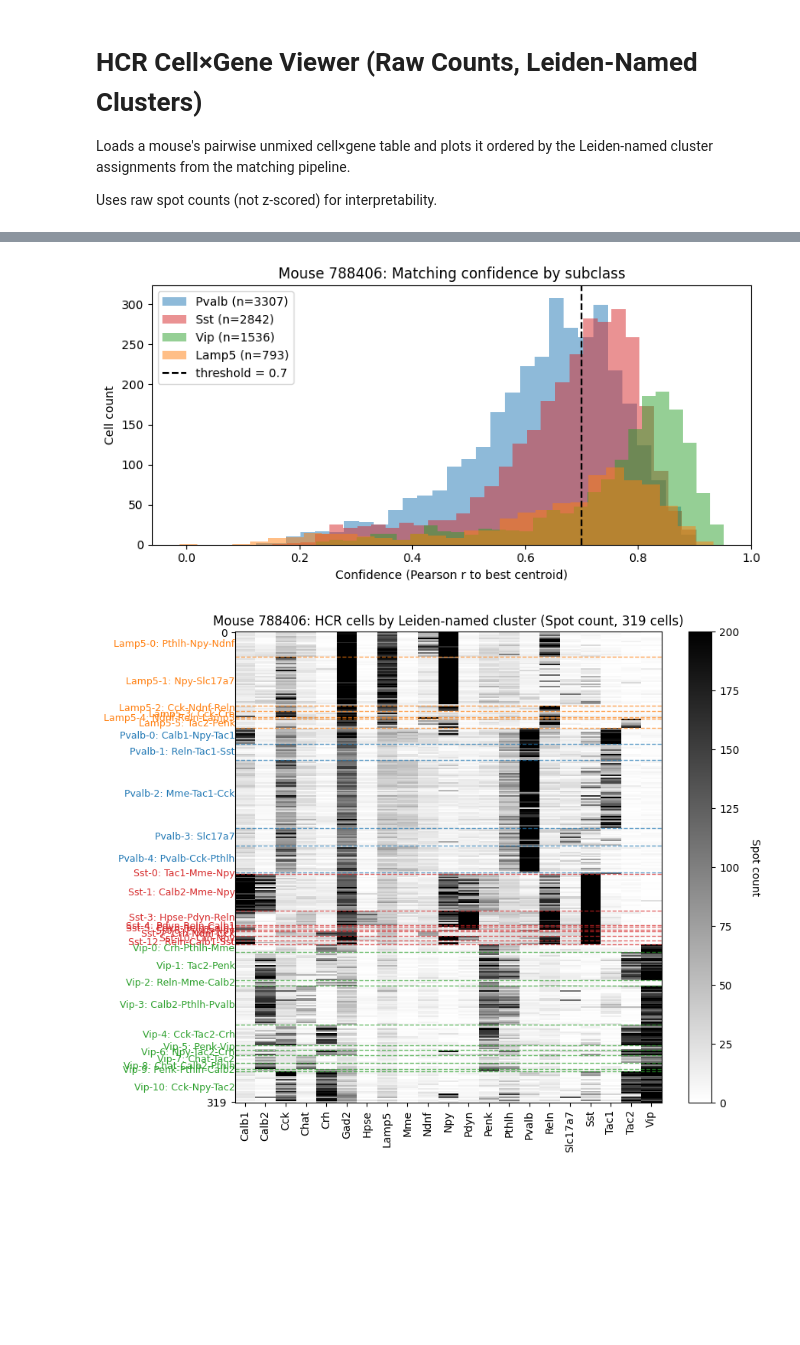
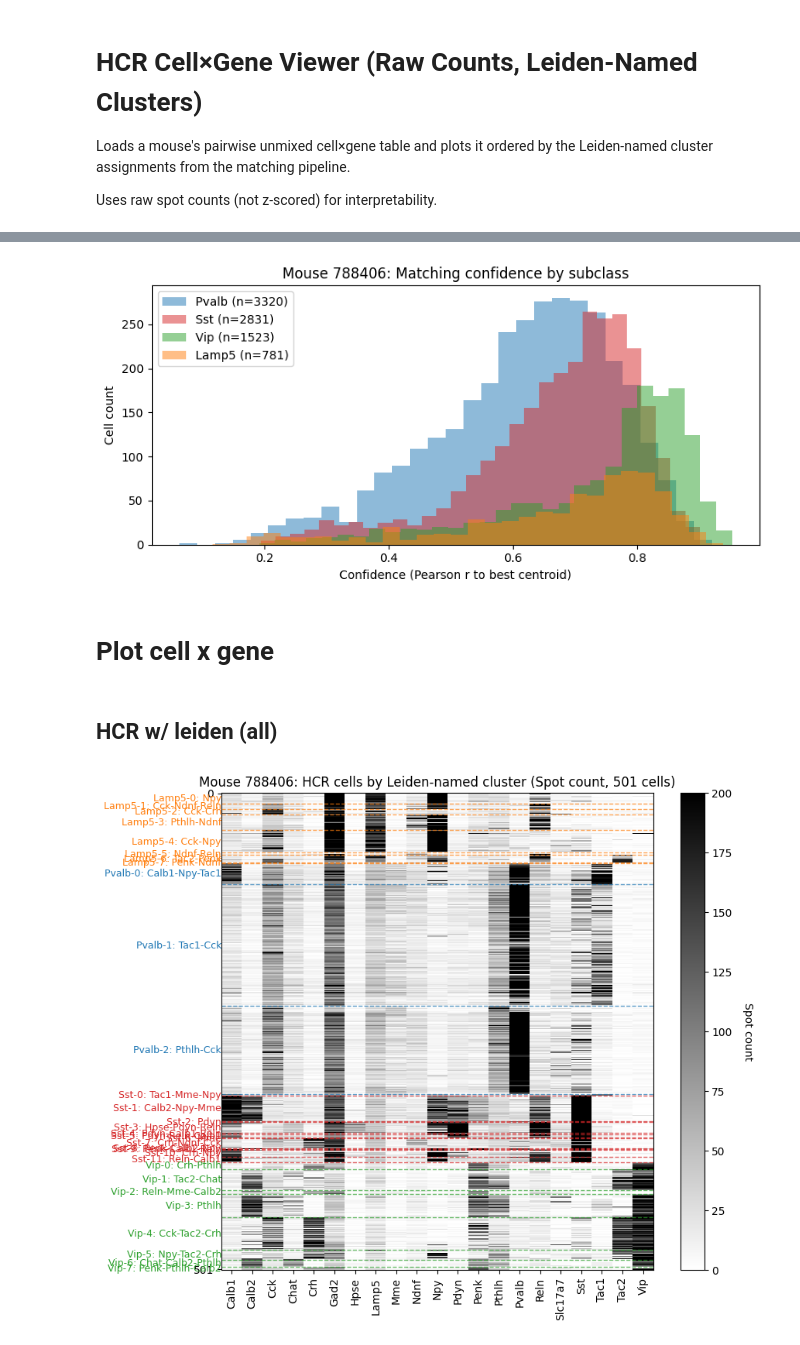
Before and after one commit to AllenNeuralDynamics/hcr-integrated-qc-capsule, a Jupyter notebook: code/cluster_validation_tasic/20260603-post-tasic-matching-hcr-cellxgene.ipynb, the cells around one changed output, grey strips where cells are left out. Saved outputs shown, nothing was run; the diff lists cells and outputs as text; code cells hidden in the pictures; blank space fills up the shorter version.

```diff
--- a/code/cluster_validation_tasic/20260603-post-tasic-matching-hcr-cellxgene.ipynb
+++ b/code/cluster_validation_tasic/20260603-post-tasic-matching-hcr-cellxgene.ipynb
@@ -25,8 +27,16 @@ bucket_name = "aind-open-data"
 # %%
+# Branch color palette — colors the cluster text labels by subclass
+BRANCH_COLORS = {
+    "Pvalb": "#1f77b4",  # blue
+    "Sst": "#d62728",    # red
+    "Vip": "#2ca02c",    # green
+    "Lamp5": "#ff7f0e",  # orange
+}
+
 # ============ SETTINGS ============
 MOUSE_ID = "788406"
 DATA_DIR = Path("/root/capsule/data")
-RESULTS_DIR = Path("/root/capsule/results/hcr_tasic_matching/stage5")
+RESULTS_DIR = Path("/root/capsule/scratch/hcr_tasic_matching/stage5")
 ASSIGNMENTS_FILE = RESULTS_DIR / "hcr_assignments_leiden_named.csv"
 
 # Use log1p transform for visual comparison with Tasic (log CP10K scale)
@@ -36,6 +46,6 @@ LOG_TRANSFORM = False
 CLIP_RANGE = (0, 8) if LOG_TRANSFORM else (0, 200)
 
 # Minimum Pearson correlation to best centroid to keep a cell
-MIN_CONFIDENCE = 0.5
+MIN_CONFIDENCE = 0.1
 
 COREG_CELLS_ONLY = True
@@ -154,36 +177,34 @@ for branch in branches:
         ax.hist(data, bins=30, alpha=0.5, label=f"{branch} (n={len(data)})",
                 color=BRANCH_COLORS[branch])
 
-ax.axvline(MIN_CONFIDENCE, color="k", linestyle="--", linewidth=1.5,
-           label=f"threshold = {MIN_CONFIDENCE}")
+# ax.axvline(MIN_CONFIDENCE, color="k", linestyle="--", linewidth=1.5,
+#            label=f"threshold = {MIN_CONFIDENCE}")
 ax.set_xlabel("Confidence (Pearson r to best centroid)")
 ax.set_ylabel("Cell count")
 ax.set_title(f"Mouse {MOUSE_ID}: Matching confidence by subclass")
 ax.legend()
 plt.tight_layout()
 # %% [output]
-[figure, old version]
+[figure, new version]
+# %% [markdown]
+# Plot cell x gene
+# %% [markdown]
+## HCR w/ leiden (all)
 # %%
-# Branch color palette — colors the cluster text labels by subclass
-BRANCH_COLORS = {
-    "Pvalb": "#1f77b4",  # blue
-    "Sst": "#d62728",    # red
-    "Vip": "#2ca02c",    # green
-    "Lamp5": "#ff7f0e",  # orange
-}
+
 
 # Plot cell×gene heatmap with colored Leiden-named labels
-fig_h = max(8, len(cxg_assigned) * 0.001)
+fig_h = max(8, len(cxg_assigned) * 0.002)
 
 fig, sorted_labels, sorted_cells = viz.plot_cell_x_gene_labeled(
     cxg_assigned,
     labels=labels_assigned,
     clip_range=CLIP_RANGE,
     fig_size=(9, fig_h),
     label_fontsize=9,
     cbar_label=scale_label,
     title=f"Mouse {MOUSE_ID}: HCR cells by Leiden-named cluster ({scale_label}, {len(cxg_assigned)} cells)",
     color_labels=BRANCH_COLORS,
 )
 # %% [output]
-[figure, old version]
+[figure, new version]
```
Also changed, not shown: parts of 30 cells of this notebook, 7 other files.
